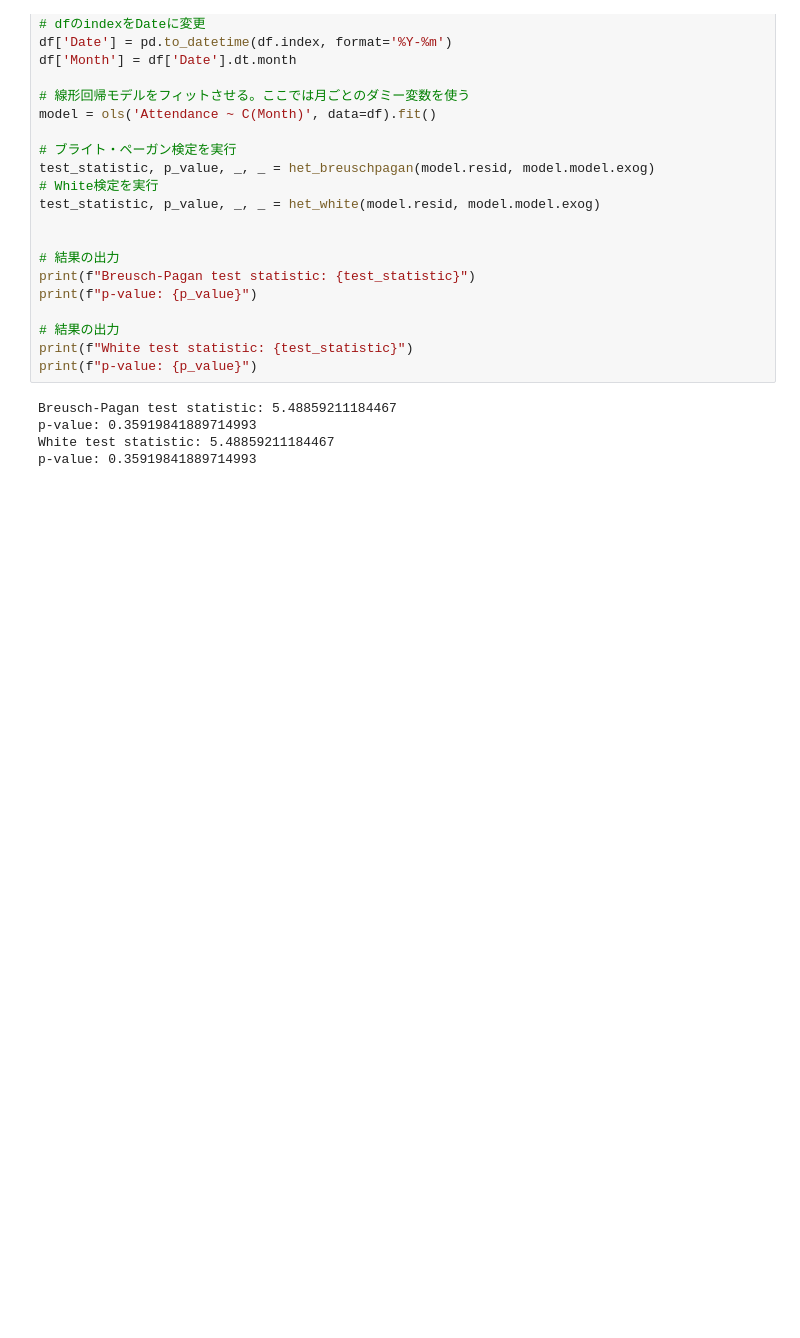
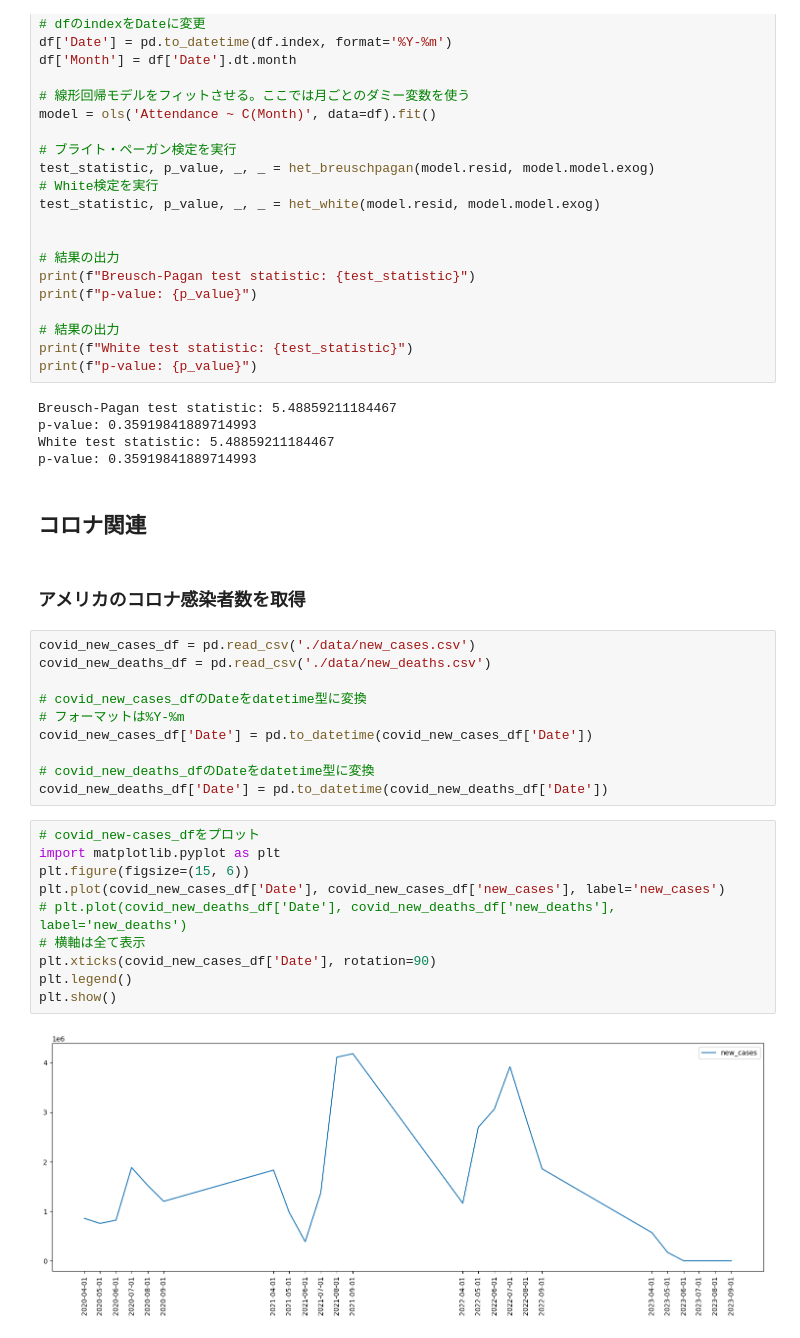
Before and after one commit to mohki7/graduation_thesis, a Jupyter notebook: Analysis.ipynb, the cells around one changed output. Saved outputs shown, nothing was run; the diff lists cells and outputs as text; blank space fills up the shorter version.

```diff
--- a/Analysis.ipynb
+++ b/Analysis.ipynb
@@ -420,3 +420,29 @@ Breusch-Pagan test statistic: 5.48859211184467
 p-value: 0.35919841889714993
 White test statistic: 5.48859211184467
 p-value: 0.35919841889714993
+# %% [markdown]
+## コロナ関連
+# %% [markdown]
+### アメリカのコロナ感染者数を取得
+# %%
+covid_new_cases_df = pd.read_csv('./data/new_cases.csv')
+covid_new_deaths_df = pd.read_csv('./data/new_deaths.csv')
+
+# covid_new_cases_dfのDateをdatetime型に変換
+# フォーマットは%Y-%m
+covid_new_cases_df['Date'] = pd.to_datetime(covid_new_cases_df['Date'])
+
+# covid_new_deaths_dfのDateをdatetime型に変換
+covid_new_deaths_df['Date'] = pd.to_datetime(covid_new_deaths_df['Date'])
+# %%
+# covid_new-cases_dfをプロット
+import matplotlib.pyplot as plt
+plt.figure(figsize=(15, 6))
+plt.plot(covid_new_cases_df['Date'], covid_new_cases_df['new_cases'], label='new_cases')
+# plt.plot(covid_new_deaths_df['Date'], covid_new_deaths_df['new_deaths'], label='new_deaths')
+# 横軸は全て表示
+plt.xticks(covid_new_cases_df['Date'], rotation=90)
+plt.legend()
+plt.show()
+# %% [output]
+[figure, added]
```
Also changed, not shown: parts of 4 cells of this notebook, 6 other files.
